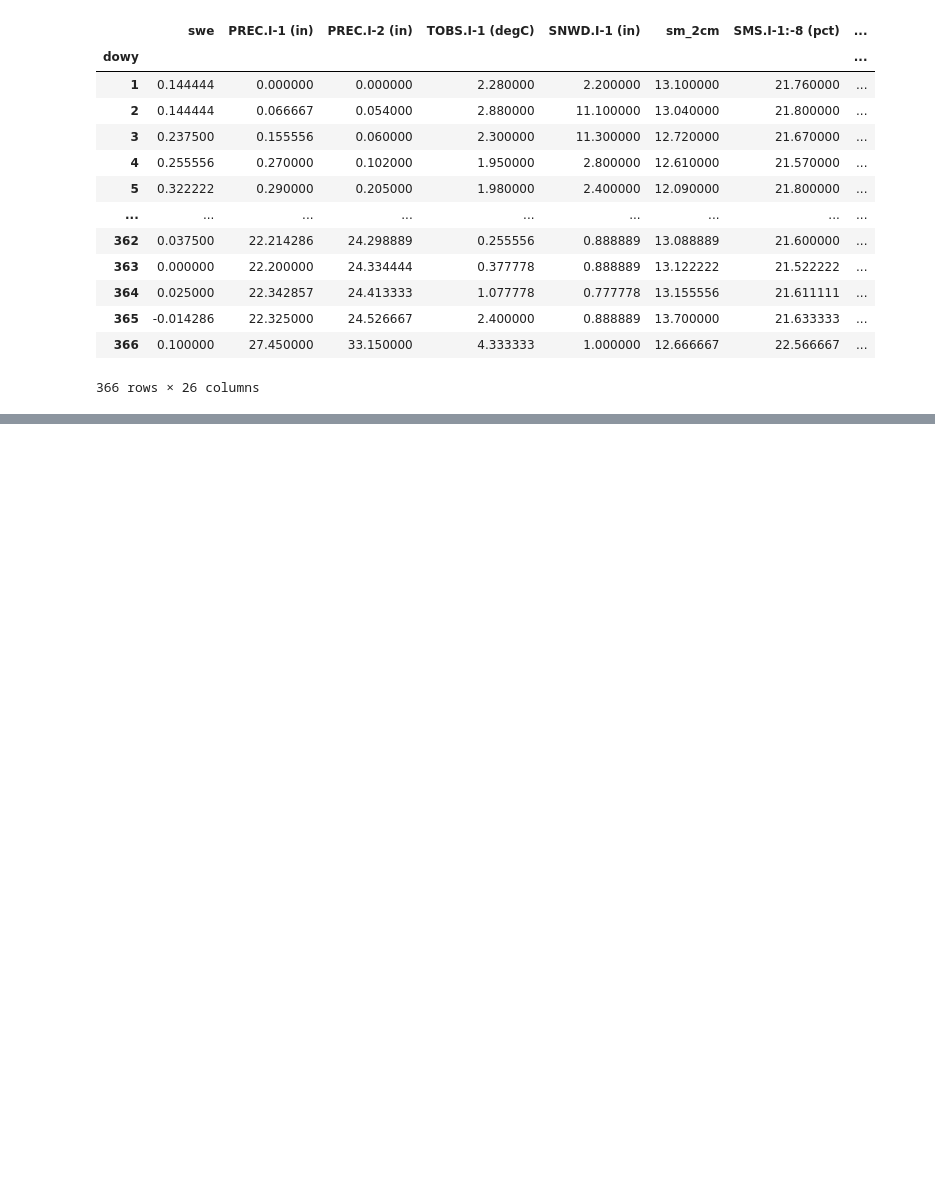
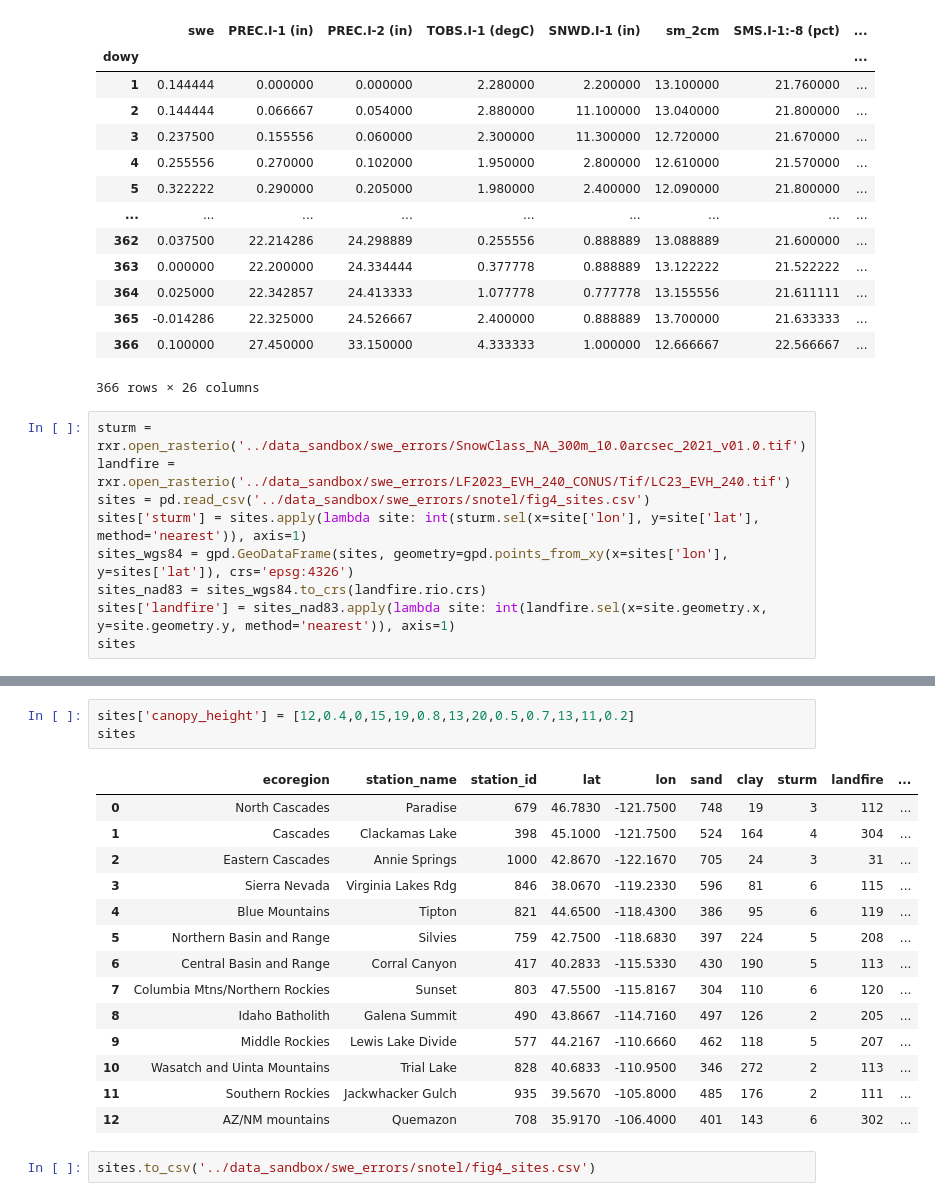
Before and after one commit to rpalomaki/SWE_error_analysis, a Jupyter notebook: ross_sandbox.ipynb, the cells around one changed output, grey strips where cells are left out. Saved outputs shown, nothing was run; the diff lists cells and outputs as text; blank space fills up the shorter version.

```diff
--- a/ross_sandbox.ipynb
+++ b/ross_sandbox.ipynb
@@ -188,3 +262,12 @@ gb.mean()
 | 365 | -0.014286 | 22.325000 | 24.526667 | 2.400000 | 0.888889 | 13.700000 | 21.633333 | ... |
 | 366 | 0.100000 | 27.450000 | 33.150000 | 4.333333 | 1.000000 | 12.666667 | 22.566667 | ... |
 366 rows × 26 columns
+# %%
+sturm = rxr.open_rasterio('../data_sandbox/swe_errors/SnowClass_NA_300m_10.0arcsec_2021_v01.0.tif')
+landfire = rxr.open_rasterio('../data_sandbox/swe_errors/LF2023_EVH_240_CONUS/Tif/LC23_EVH_240.tif')
+sites = pd.read_csv('../data_sandbox/swe_errors/snotel/fig4_sites.csv')
+sites['sturm'] = sites.apply(lambda site: int(sturm.sel(x=site['lon'], y=site['lat'], method='nearest')), axis=1)
+sites_wgs84 = gpd.GeoDataFrame(sites, geometry=gpd.points_from_xy(x=sites['lon'], y=sites['lat']), crs='epsg:4326')
+sites_nad83 = sites_wgs84.to_crs(landfire.rio.crs)
+sites['landfire'] = sites_nad83.apply(lambda site: int(landfire.sel(x=site.geometry.x, y=site.geometry.y, method='nearest')), axis=1)
+sites
@@ -190,0 +289,20 @@ gb.mean()
+# %%
+sites['canopy_height'] = [12,0.4,0,15,19,0.8,13,20,0.5,0.7,13,11,0.2]
+sites
+# %% [output]
+|  | ecoregion | station_name | station_id | lat | lon | sand | clay | sturm | landfire | ... |
+| 0 | North Cascades | Paradise | 679 | 46.7830 | -121.7500 | 748 | 19 | 3 | 112 | ... |
+| 1 | Cascades | Clackamas Lake | 398 | 45.1000 | -121.7500 | 524 | 164 | 4 | 304 | ... |
+| 2 | Eastern Cascades | Annie Springs | 1000 | 42.8670 | -122.1670 | 705 | 24 | 3 | 31 | ... |
+| 3 | Sierra Nevada | Virginia Lakes Rdg | 846 | 38.0670 | -119.2330 | 596 | 81 | 6 | 115 | ... |
+| 4 | Blue Mountains | Tipton | 821 | 44.6500 | -118.4300 | 386 | 95 | 6 | 119 | ... |
+| 5 | Northern Basin and Range | Silvies | 759 | 42.7500 | -118.6830 | 397 | 224 | 5 | 208 | ... |
+| 6 | Central Basin and Range | Corral Canyon | 417 | 40.2833 | -115.5330 | 430 | 190 | 5 | 113 | ... |
+| 7 | Columbia Mtns/Northern Rockies | Sunset | 803 | 47.5500 | -115.8167 | 304 | 110 | 6 | 120 | ... |
+| 8 | Idaho Batholith | Galena Summit | 490 | 43.8667 | -114.7160 | 497 | 126 | 2 | 205 | ... |
+| 9 | Middle Rockies | Lewis Lake Divide | 577 | 44.2167 | -110.6660 | 462 | 118 | 5 | 207 | ... |
+| 10 | Wasatch and Uinta Mountains | Trial Lake | 828 | 40.6833 | -110.9500 | 346 | 272 | 2 | 113 | ... |
+| 11 | Southern Rockies | Jackwhacker Gulch | 935 | 39.5670 | -105.8000 | 485 | 176 | 2 | 111 | ... |
+| 12 | AZ/NM mountains | Quemazon | 708 | 35.9170 | -106.4000 | 401 | 143 | 6 | 302 | ... |
+# %%
+sites.to_csv('../data_sandbox/swe_errors/snotel/fig4_sites.csv')
```
Also changed, not shown: parts of 5 cells of this notebook, 1 other file.
